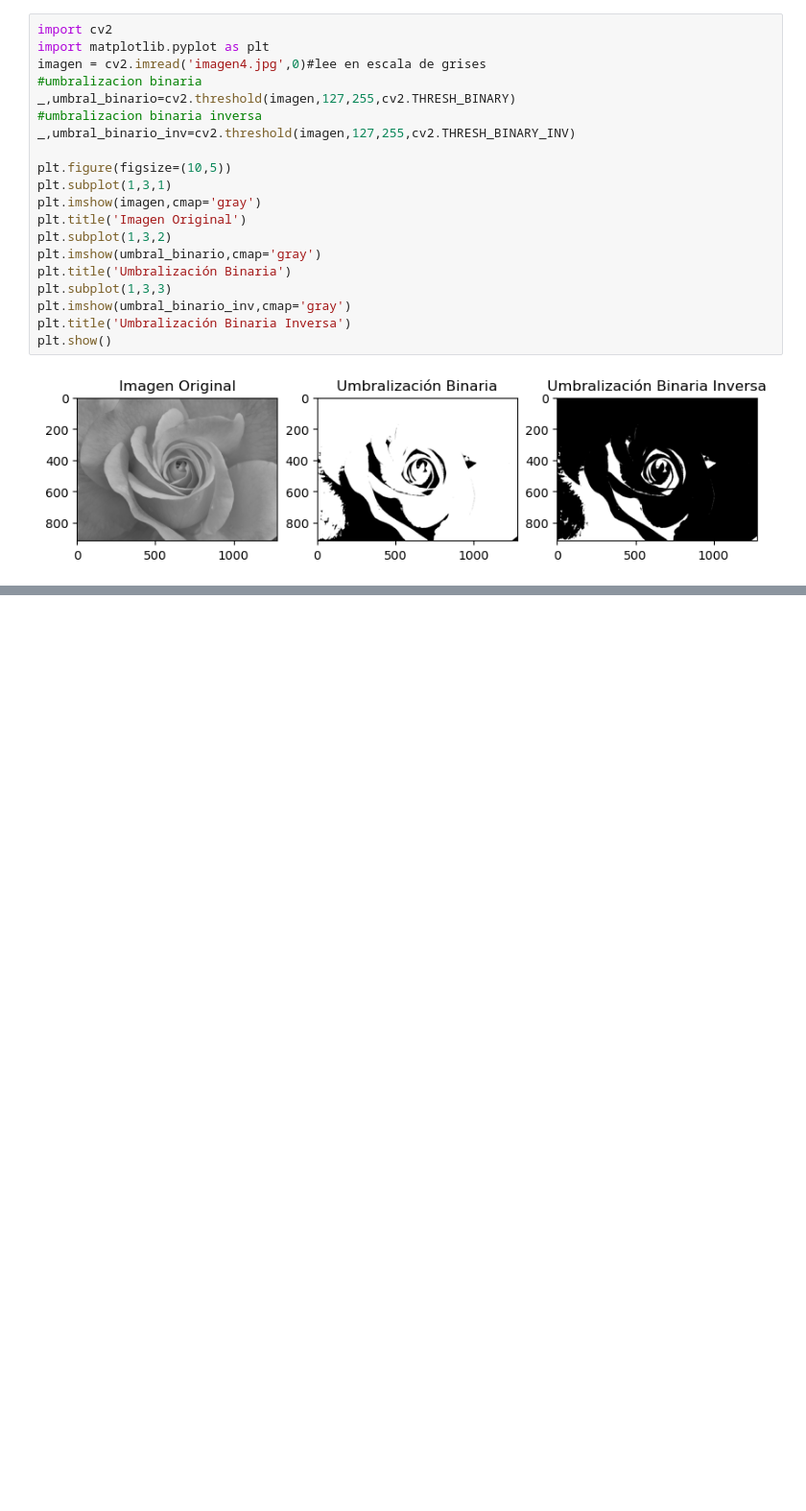
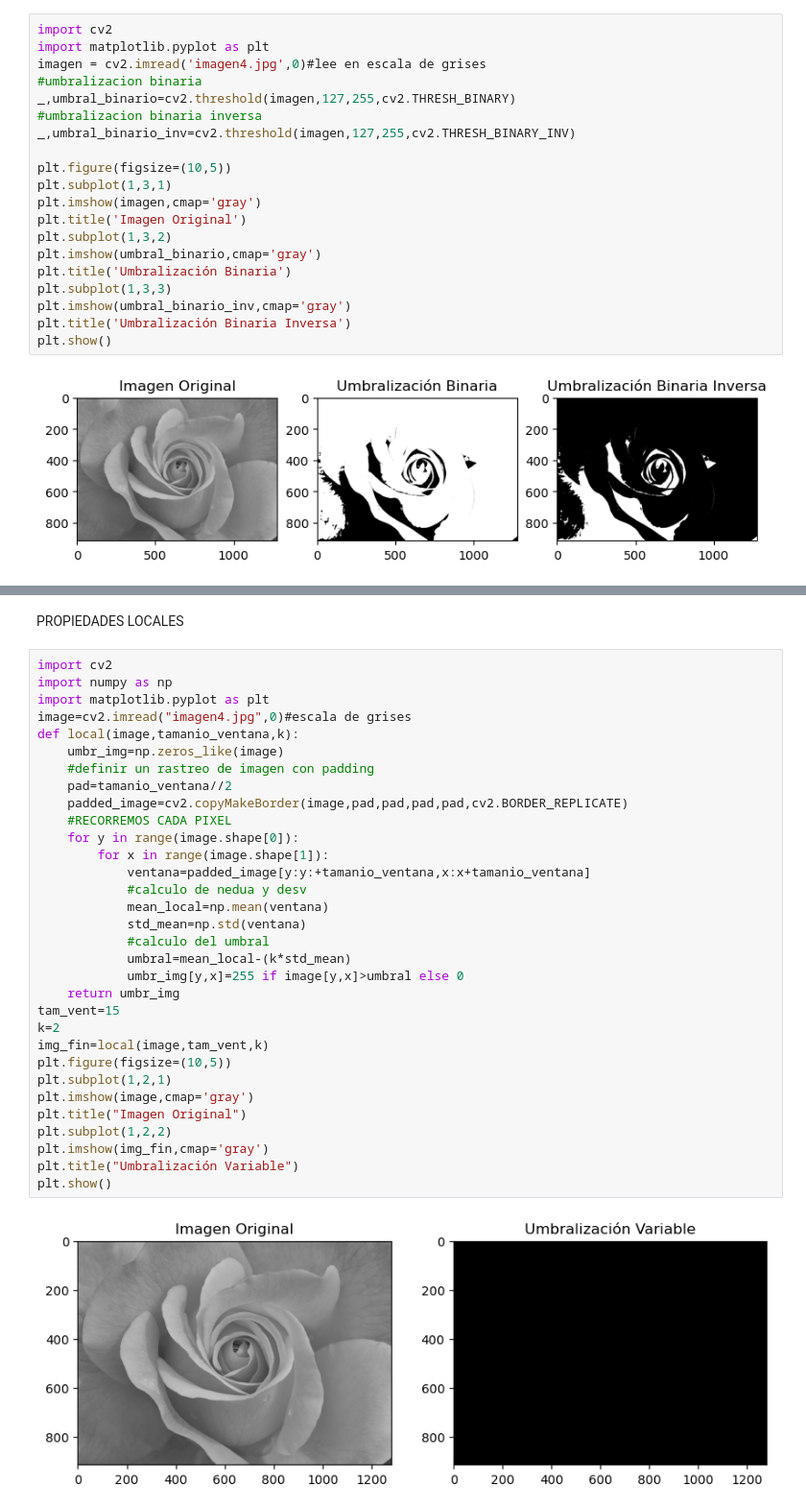
Before and after one commit to Fall31/Procesamiento-Digital-de-Imagenes, a Jupyter notebook: TercerEjercicio.2/Ejercicio3.ipynb, the cells around one changed output, grey strips where cells are left out. Shown at 96% size. Drawn from its saved outputs; the diff is of its cells as text; blank space fills up the shorter version.

```diff
--- a/TercerEjercicio.2/Ejercicio3.ipynb
+++ b/TercerEjercicio.2/Ejercicio3.ipynb
@@ -22,0 +70,36 @@ plt.show()
+# %% [markdown]
+PROPIEDADES LOCALES
+# %%
+import cv2
+import numpy as np
+import matplotlib.pyplot as plt
+image=cv2.imread("imagen4.jpg",0)#escala de grises
+def local(image,tamanio_ventana,k):
+    umbr_img=np.zeros_like(image)
+    #definir un rastreo de imagen con padding
+    pad=tamanio_ventana//2
+    padded_image=cv2.copyMakeBorder(image,pad,pad,pad,pad,cv2.BORDER_REPLICATE)
+    #RECORREMOS CADA PIXEL
+    for y in range(image.shape[0]):
+        for x in range(image.shape[1]):
+            ventana=padded_image[y:y:+tamanio_ventana,x:x+tamanio_ventana]
+            #calculo de nedua y desv
+            mean_local=np.mean(ventana)
+            std_mean=np.std(ventana)
+            #calculo del umbral
+            umbral=mean_local-(k*std_mean)
+            umbr_img[y,x]=255 if image[y,x]>umbral else 0
+    return umbr_img
+tam_vent=15
+k=2
+img_fin=local(image,tam_vent,k)
+plt.figure(figsize=(10,5))
+plt.subplot(1,2,1)
+plt.imshow(image,cmap='gray')
+plt.title("Imagen Original")
+plt.subplot(1,2,2)
+plt.imshow(img_fin,cmap='gray')
+plt.title("Umbralización Variable")
+plt.show()
+# %% [output]
+[figure, added]
```
Also changed, not shown: parts of 6 cells of this notebook.
